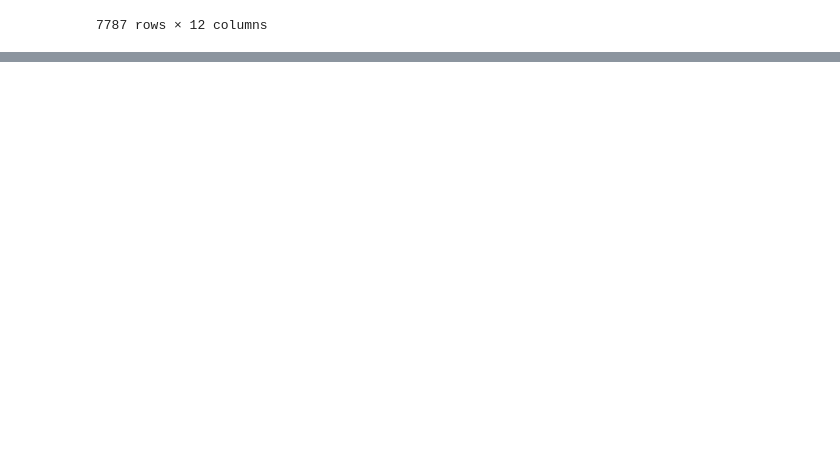
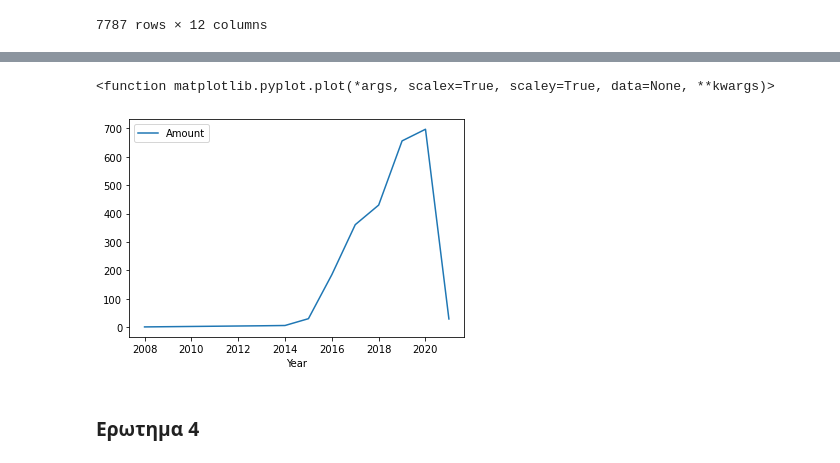
Before and after one commit to Demesta/data_mining_for_netflix, a Jupyter notebook: netflixAndro.ipynb, the cells around one changed output, grey strips where cells are left out. Drawn from its saved outputs; the diff is of its cells as text; code cells hidden in the pictures; blank space fills up the shorter version.

```diff
--- a/netflixAndro.ipynb
+++ b/netflixAndro.ipynb
@@ -81,0 +54,13 @@ AttributeError: 'DataFrame' object has no attribute 'tolist'
+# %%
+TV_Shows = df2[df2["type"] == 'TV Show']
+TV_Shows = TV_Shows.groupby(["date_added"], as_index=False).count()
+TV_Shows = TV_Shows[["date_added","show_id"]]
+TV_Shows.columns = ["Year", "Amount"]
+
+TV_Shows.plot(x='Year', y="Amount",kind='line')
+plt.plot
+# %% [output]
+<function matplotlib.pyplot.plot(*args, scalex=True, scaley=True, data=None, **kwargs)>
+[figure, added]
+# %% [markdown]
+### Ερωτημα 4
```
Also changed, not shown: parts of 19 cells of this notebook.
